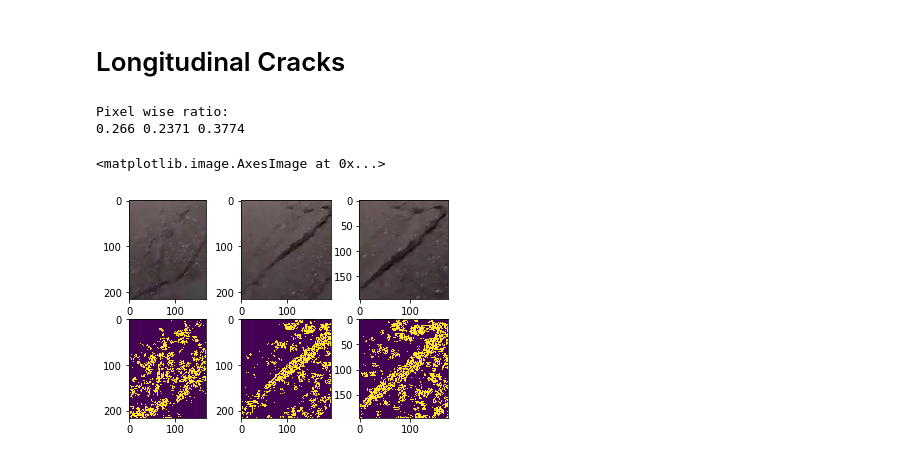
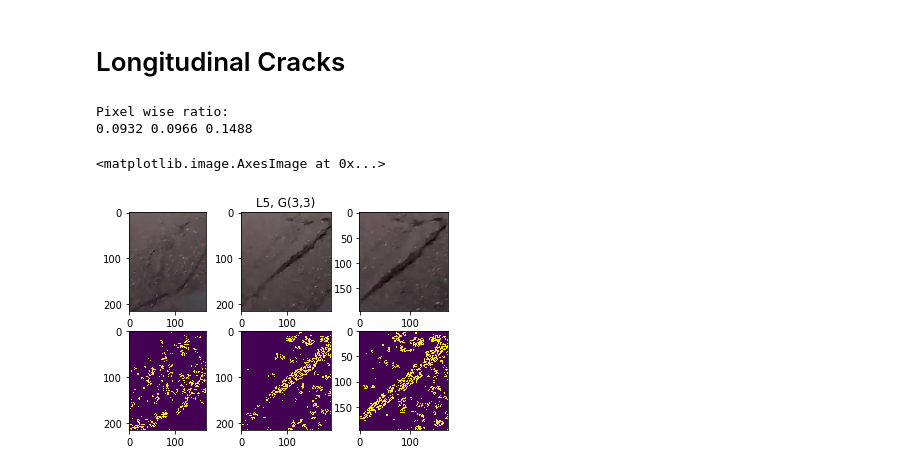
Before and after one commit to garg3133/cliffhangers, a Jupyter notebook: road_defect_detection/classification pothole/classif/road defect detection.ipynb, the cells around one changed output. Saved outputs shown, nothing was run; the diff lists cells and outputs as text; code cells hidden in the pictures.

Commit message:
updates kernel size for better thresholding

```diff
--- a/road_defect_detection/classification pothole/classif/road defect detection.ipynb
+++ b/road_defect_detection/classification pothole/classif/road defect detection.ipynb
@@ -154,61 +138,61 @@ Pixel wise ratio:
 img_real_1 = cv2.imread("l1.jpg")
 img_r_1 = cv2.imread("l1.jpg",cv2.IMREAD_GRAYSCALE)
 img_1 = cv2.GaussianBlur(img_r_1,(5,5),0)
-#img_1 = cv2.GaussianBlur(img_1,(3,3),0)
+
 
 lap_1 = cv2.Laplacian(img_1, cv2.CV_64F, ksize=5)
 lap_1 = np.uint8(np.absolute(lap_1))
-_, mask_1 = cv2.threshold(lap_1, 50,255, cv2.THRESH_BINARY)
+_, mask_1 = cv2.threshold(lap_1, 100,255, cv2.THRESH_BINARY)
 
 img_real_2 = cv2.imread("l2.jpg")
 img_r_2 = cv2.imread("l2.jpg",cv2.IMREAD_GRAYSCALE)
 img_2 = cv2.GaussianBlur(img_r_2,(5,5),0)
-#img_2 = cv2.GaussianBlur(img_2,(3,3),0)
+
 
 lap_2 = cv2.Laplacian(img_2, cv2.CV_64F, ksize=5)
 lap_2 = np.uint8(np.absolute(lap_2))
-_, mask_2 = cv2.threshold(lap_2, 50,255, cv2.THRESH_BINARY)
+_, mask_2 = cv2.threshold(lap_2, 100,255, cv2.THRESH_BINARY)
 
 img_real_3 = cv2.imread("l3.jpg")
 img_r_3 = cv2.imread("l3.jpg",cv2.IMREAD_GRAYSCALE)
-img_3 = cv2.GaussianBlur(img_r_3,(3,3),0)
-#img_3 = cv2.GaussianBlur(img_r_3,(5,5),0)
+img_3 = cv2.GaussianBlur(img_r_3,(5,5),0)
 
 
 lap_3 = cv2.Laplacian(img_3, cv2.CV_64F, ksize=5)
 lap_3 = np.uint8(np.absolute(lap_3))
-_, mask_3 = cv2.threshold(lap_3, 50,255, cv2.THRESH_BINARY)
+_, mask_3 = cv2.threshold(lap_3, 100,255, cv2.THRESH_BINARY)
 
 pixel_1 = mask_1.reshape(-1)
 pixel_1 = list(pixel_1)
 n_1 = pixel_1.count(255)
 m_1  = pixel_1.count(0)
 ratio_1 = n_1/m_1
 
 pixel_2 = mask_2.reshape(-1)
 pixel_2 = list(pixel_2)
 n_2 = pixel_2.count(255)
 m_2  = pixel_2.count(0)
 ratio_2 = n_2/m_2
 
 pixel_3 = mask_3.reshape(-1)
 pixel_3 = list(pixel_3)
 n_3 = pixel_3.count(255)
 m_3  = pixel_3.count(0)
 ratio_3 = n_3/m_3
 
 
 fig, axs = plt.subplots(2, 3)
+axs[0, 1].set_title("L5, G(3,3)")
 axs[0, 0].imshow(img_real_1)
 axs[0, 1].imshow(img_real_2)
 axs[0, 2].imshow(img_real_3)
 axs[1, 0].imshow(mask_1)
 print("Pixel wise ratio: ")
 print(round(ratio_1,4),round(ratio_2,4),round(ratio_3,4))
 axs[1, 1].imshow(mask_2)
 axs[1, 2].imshow(mask_3)
 # %% [output]
 Pixel wise ratio:
-0.266 0.2371 0.3774
+0.0932 0.0966 0.1488
 <matplotlib.image.AxesImage at 0x...>
-[figure, old version]
+[figure, new version]
```
Also changed, not shown: parts of 1 cell of this notebook, 1 other file.
